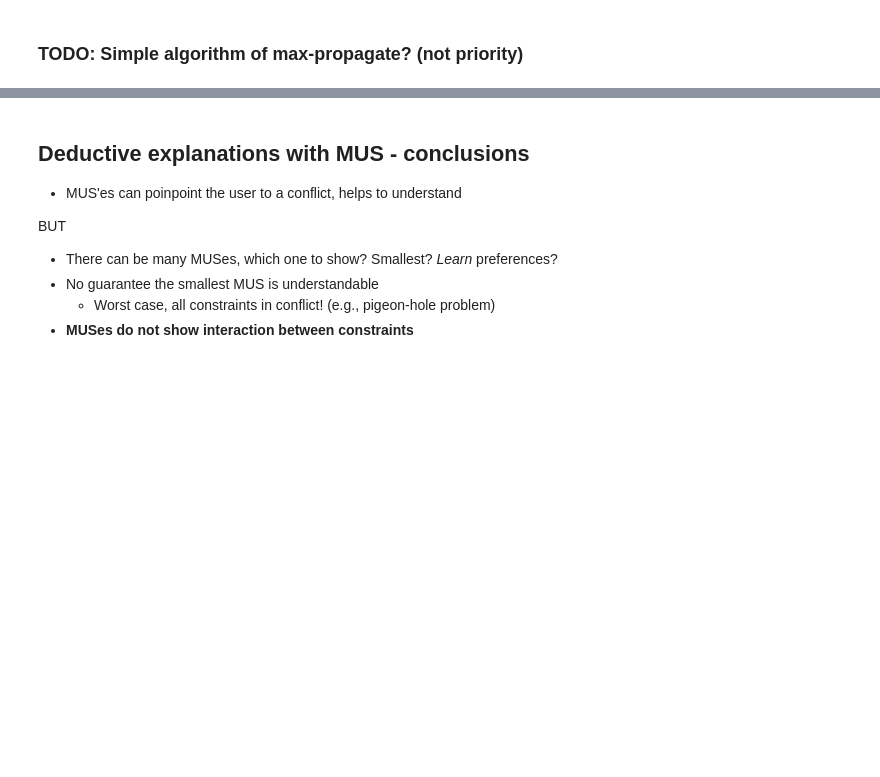
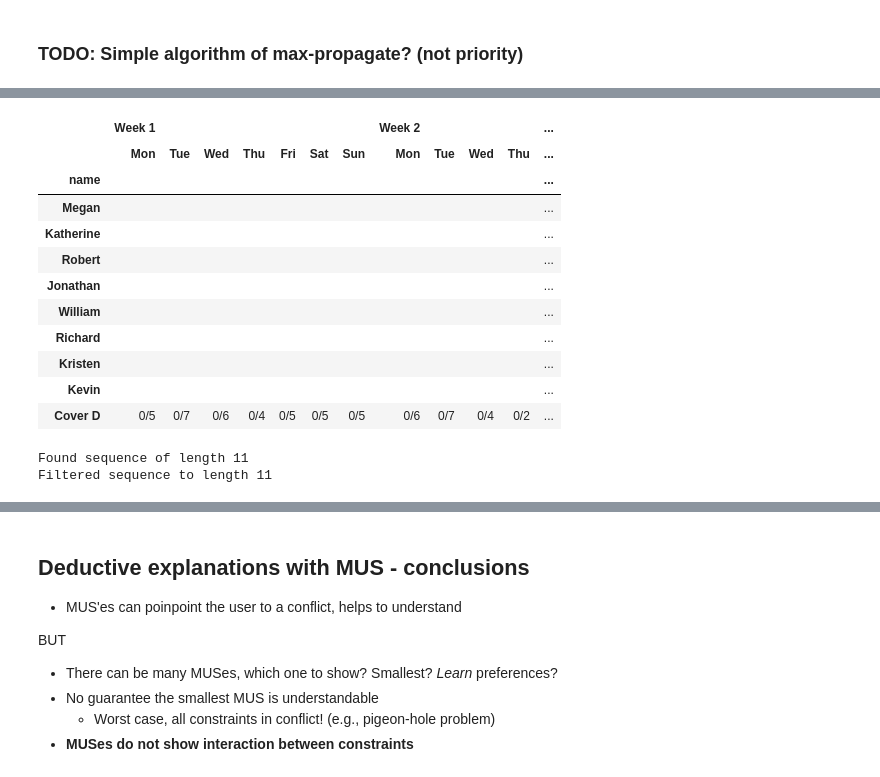
Before and after one commit to IgnaceBleukx/Tutorial-Derivatives, a Jupyter notebook: tias-acp-school24.ipynb, the cells around one changed output, grey strips where cells are left out. Cells and saved outputs as stored; diff of their text form; code cells hidden in the pictures; blank space fills up the shorter version.

```diff
--- a/tias-acp-school24.ipynb
+++ b/tias-acp-school24.ipynb
@@ -609,0 +833,24 @@ A framework for step-wise explaining how to solve constraint satisfaction proble
+# %%
+# any MUS
+subset = cpmpy.tools.explain.mus(model.constraints)
+visualize_constraints(subset, nurse_view, factory)
+# %% [output]
+|  | Week 1 |  |  |  |  |  |  | Week 2 |  |  |  | ... |
+|  | Mon | Tue | Wed | Thu | Fri | Sat | Sun | Mon | Tue | Wed | Thu | ... |
+| name |  |  |  |  |  |  |  |  |  |  |  | ... |
+| Megan |  |  |  |  |  |  |  |  |  |  |  | ... |
+| Katherine |  |  |  |  |  |  |  |  |  |  |  | ... |
+| Robert |  |  |  |  |  |  |  |  |  |  |  | ... |
+| Jonathan |  |  |  |  |  |  |  |  |  |  |  | ... |
+| William |  |  |  |  |  |  |  |  |  |  |  | ... |
+| Richard |  |  |  |  |  |  |  |  |  |  |  | ... |
+| Kristen |  |  |  |  |  |  |  |  |  |  |  | ... |
+| Kevin |  |  |  |  |  |  |  |  |  |  |  | ... |
+| Cover D | 0/5 | 0/7 | 0/6 | 0/4 | 0/5 | 0/5 | 0/5 | 0/6 | 0/7 | 0/4 | 0/2 | ... |
+# %%
+from explanations.stepwise import find_sequence
+
+seq = find_sequence(subset)
+# %% [output]
+Found sequence of length 11
+Filtered sequence to length 11
```
Also changed, not shown: parts of 105 cells of this notebook, 3 other files.
